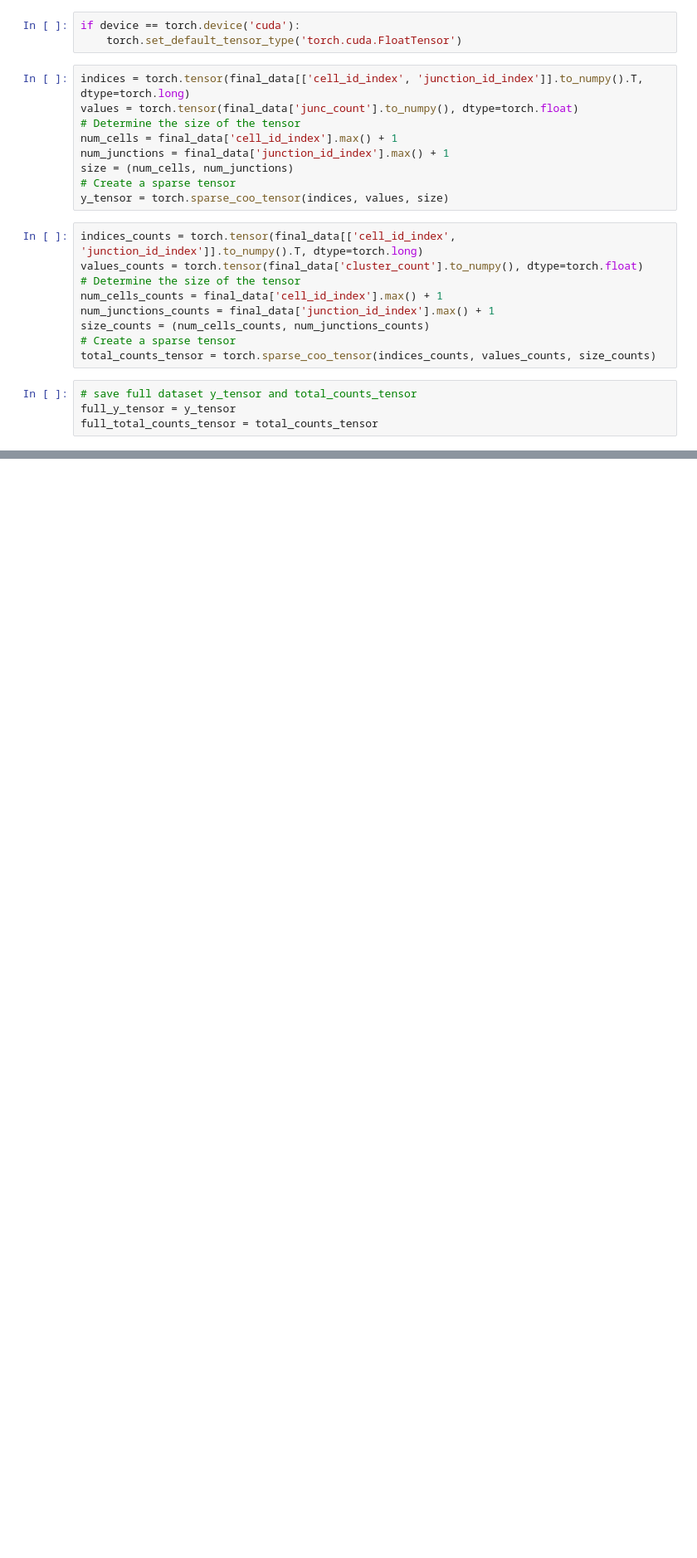
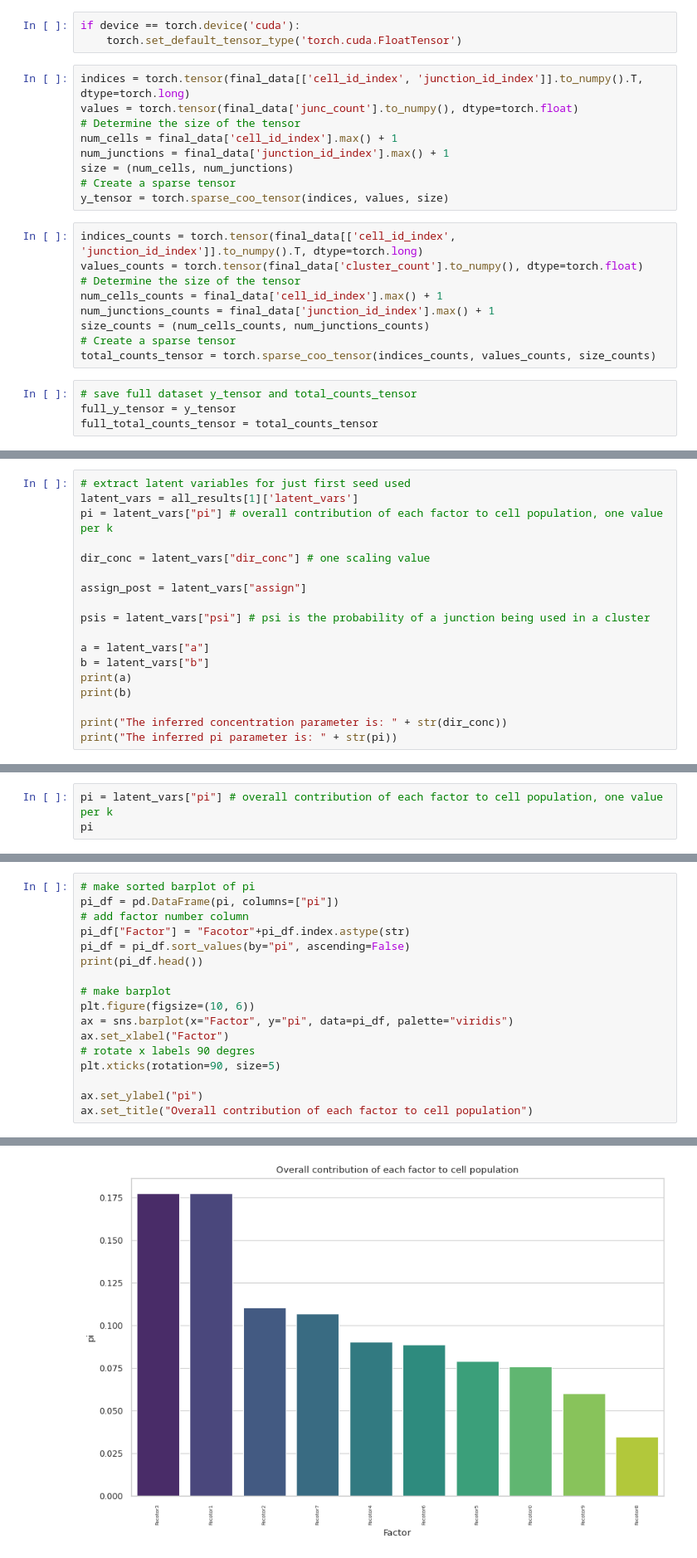
Before and after one commit to daklab/Leaflet-analysis, a Jupyter notebook: CZhang_2018_mouse/Leaflet/02_run_beta_dirichlet_factor_model.ipynb, the cells around one changed output, grey strips where cells are left out. Shown at 83% size. Drawn from its saved outputs; the diff is of its cells as text; blank space fills up the shorter version.

```diff
--- a/CZhang_2018_mouse/Leaflet/02_run_beta_dirichlet_factor_model.ipynb
+++ b/CZhang_2018_mouse/Leaflet/02_run_beta_dirichlet_factor_model.ipynb
@@ -100,0 +189,18 @@ print("The percentage of missing values in the intron counts matrix is: ", 1-per
+# %%
+# extract latent variables for just first seed used
+latent_vars = all_results[1]['latent_vars']
+pi = latent_vars["pi"] # overall contribution of each factor to cell population, one value per k
+
+dir_conc = latent_vars["dir_conc"] # one scaling value
+
+assign_post = latent_vars["assign"]
+
+psis = latent_vars["psi"] # psi is the probability of a junction being used in a cluster
+
+a = latent_vars["a"]
+b = latent_vars["b"]
+print(a)
+print(b)
+
+print("The inferred concentration parameter is: " + str(dir_conc))
+print("The inferred pi parameter is: " + str(pi))
@@ -100,0 +282,3 @@ print("The percentage of missing values in the intron counts matrix is: ", 1-per
+# %%
+pi = latent_vars["pi"] # overall contribution of each factor to cell population, one value per k
+pi
@@ -100,0 +289,18 @@ print("The percentage of missing values in the intron counts matrix is: ", 1-per
+# %%
+# make sorted barplot of pi
+pi_df = pd.DataFrame(pi, columns=["pi"])
+# add factor number column
+pi_df["Factor"] = "Facotor"+pi_df.index.astype(str)
+pi_df = pi_df.sort_values(by="pi", ascending=False)
+print(pi_df.head())
+
+# make barplot
+plt.figure(figsize=(10, 6))
+ax = sns.barplot(x="Factor", y="pi", data=pi_df, palette="viridis")
+ax.set_xlabel("Factor")
+# rotate x labels 90 degres
+plt.xticks(rotation=90, size=5)
+
+ax.set_ylabel("pi")
+ax.set_title("Overall contribution of each factor to cell population")
+# %% [output]
@@ -100,0 +317 @@ print("The percentage of missing values in the intron counts matrix is: ", 1-per
+[figure, added]
```
Also changed, not shown: parts of 30 cells of this notebook, 1 other file.
